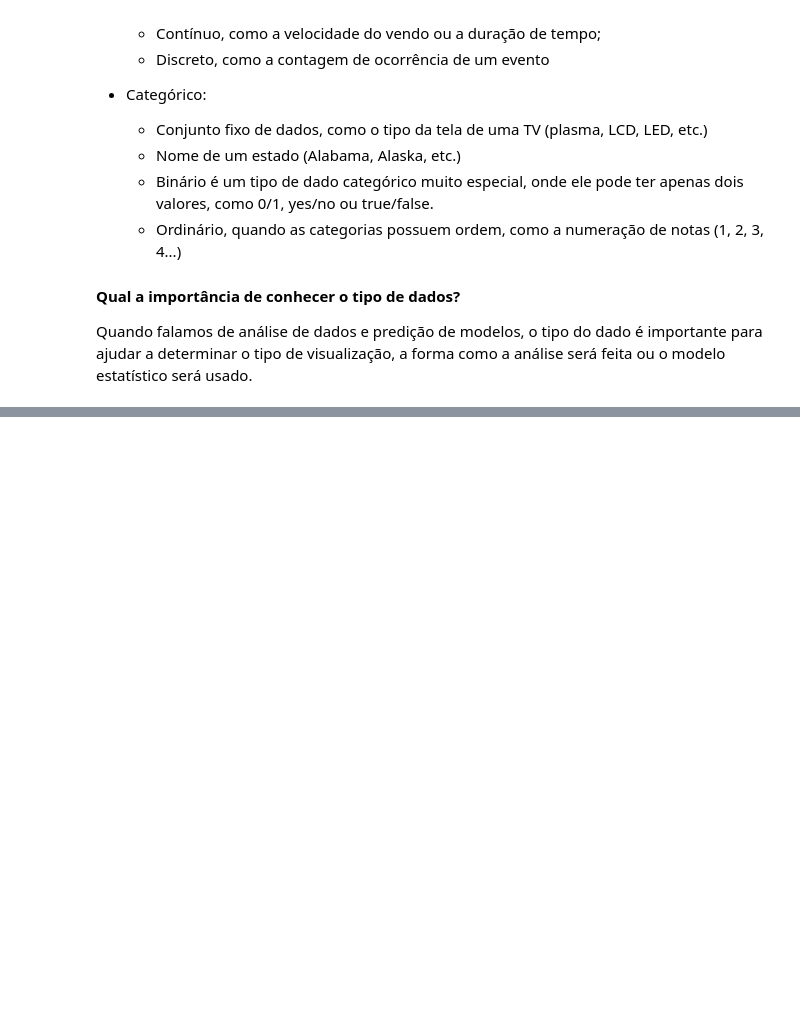
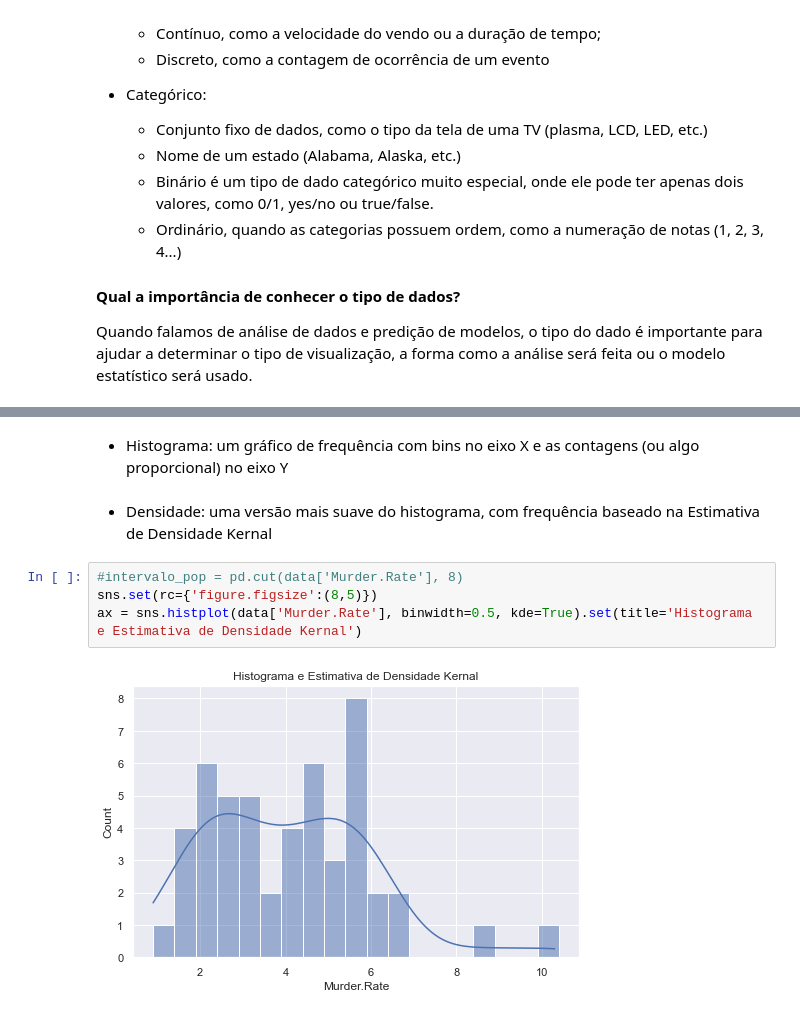
Before and after one commit to berggama/pratical_statistics_for_data_scientists, a Jupyter notebook: basic.ipynb, the cells around one changed output, grey strips where cells are left out. Cells and saved outputs as stored; diff of their text form; blank space fills up the shorter version.

```diff
--- a/basic.ipynb
+++ b/basic.ipynb
@@ -60,0 +285,10 @@ Quando falamos de análise de dados e predição de modelos, o tipo do dado é i
+# %% [markdown]
+- Histograma: um gráfico de frequência com bins no eixo X e as contagens (ou algo proporcional) no eixo Y
+# %% [markdown]
+- Densidade: uma versão mais suave do histograma, com frequência baseado na Estimativa de Densidade Kernal
+# %%
+#intervalo_pop = pd.cut(data['Murder.Rate'], 8)
+sns.set(rc={'figure.figsize':(8,5)})
+ax = sns.histplot(data['Murder.Rate'], binwidth=0.5, kde=True).set(title='Histograma e Estimativa de Densidade Kernal')
+# %% [output]
+[figure, added]
```
Also changed, not shown: parts of 46 cells of this notebook.
